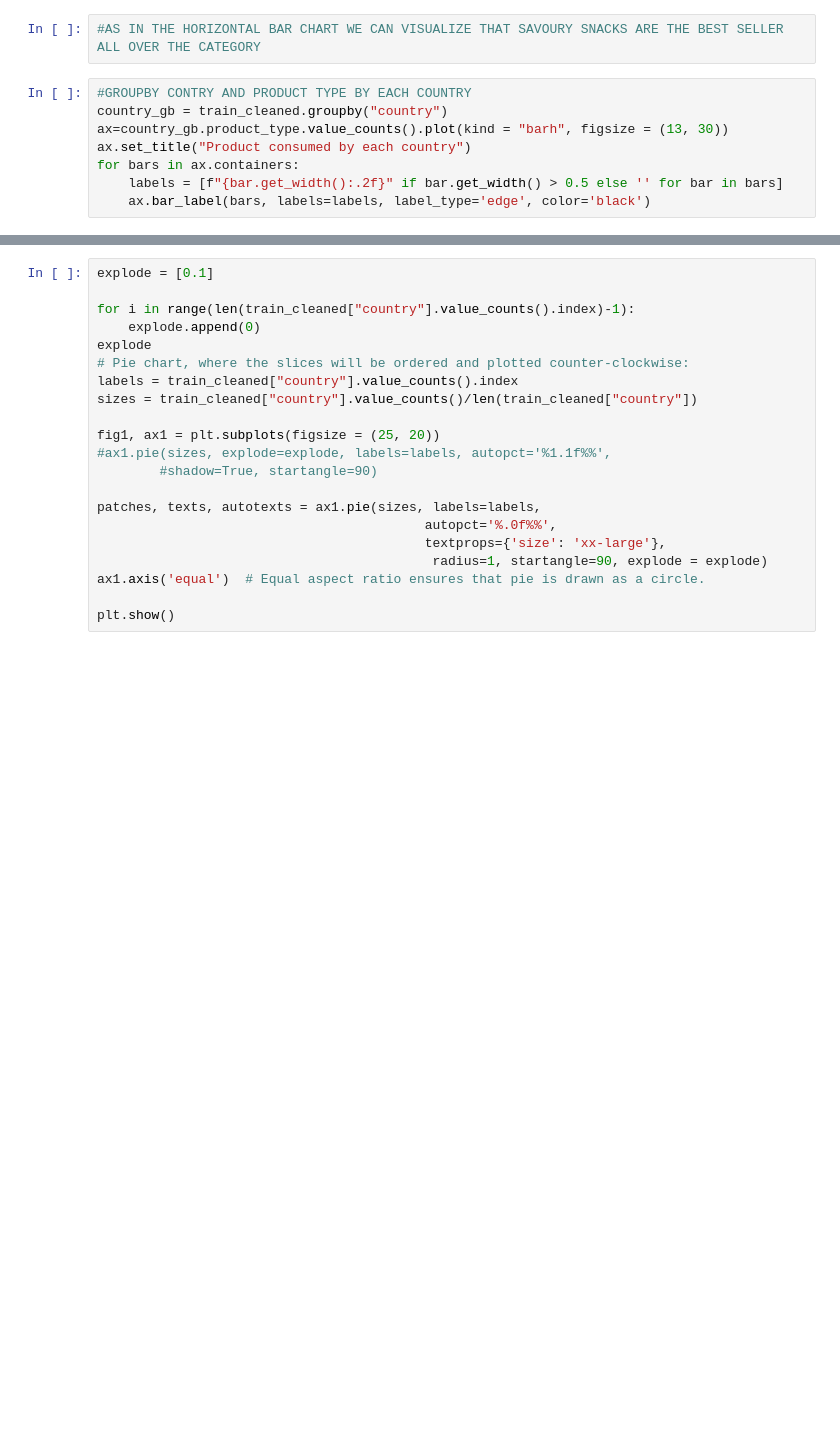
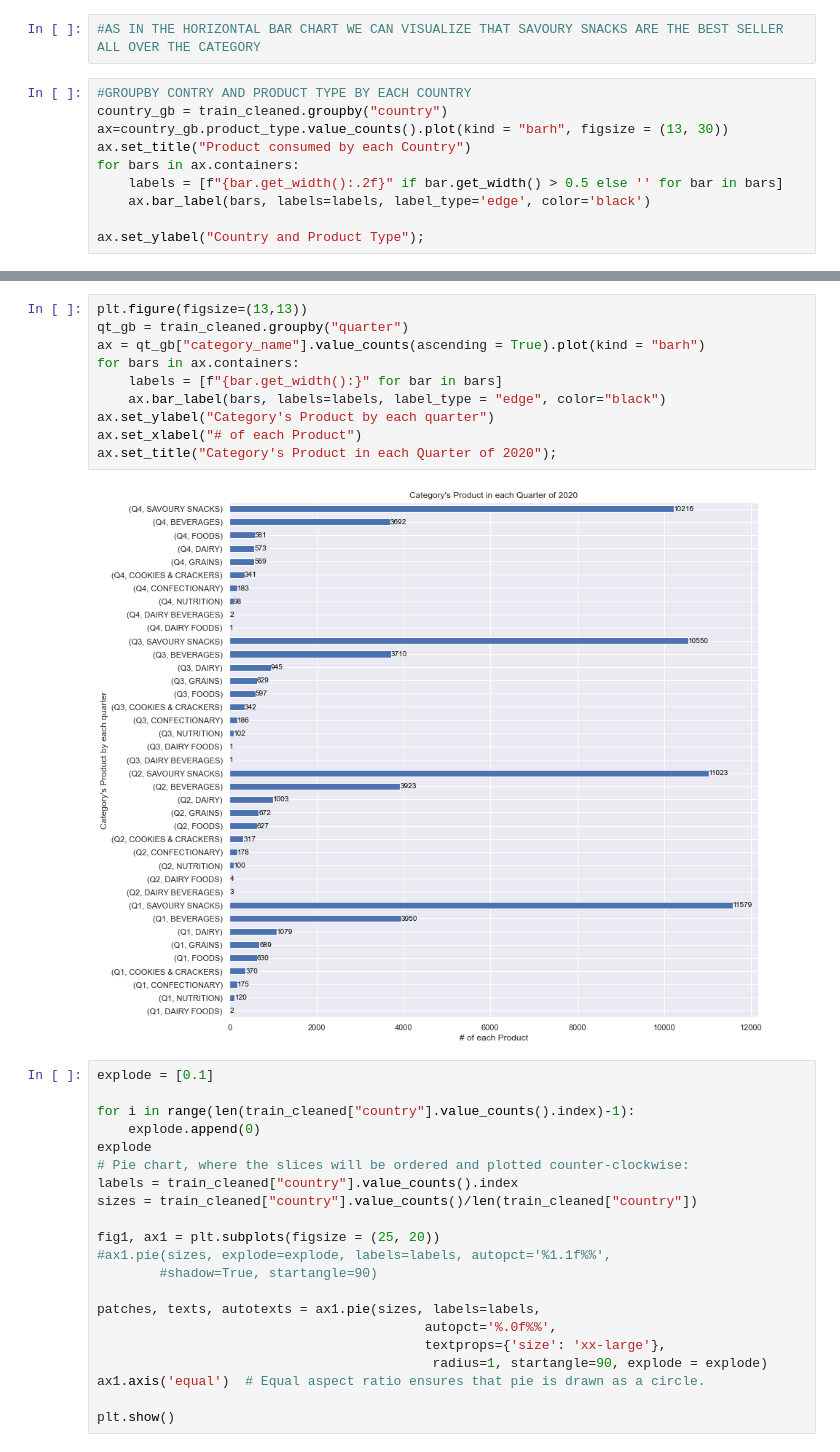
Before and after one commit to hieutrn1205/DS_DA_Project, a Jupyter notebook: PepsiCo_Challenge.ipynb, the cells around one changed output, grey strips where cells are left out. Drawn from its saved outputs; the diff is of its cells as text; blank space fills up the shorter version.

```diff
--- a/PepsiCo_Challenge.ipynb
+++ b/PepsiCo_Challenge.ipynb
@@ -205,8 +234,10 @@ for bars in ax.containers:
 #GROUPBY CONTRY AND PRODUCT TYPE BY EACH COUNTRY
 country_gb = train_cleaned.groupby("country")
 ax=country_gb.product_type.value_counts().plot(kind = "barh", figsize = (13, 30))
-ax.set_title("Product consumed by each country")
+ax.set_title("Product consumed by each Country")
 for bars in ax.containers:
     labels = [f"{bar.get_width():.2f}" if bar.get_width() > 0.5 else '' for bar in bars]
     ax.bar_label(bars, labels=labels, label_type='edge', color='black')
+
+ax.set_ylabel("Country and Product Type");
 # %% [output]
@@ -214,3 +245,15 @@ for bars in ax.containers:
+# %%
+plt.figure(figsize=(13,13))
+qt_gb = train_cleaned.groupby("quarter")
+ax = qt_gb["category_name"].value_counts(ascending = True).plot(kind = "barh")
+for bars in ax.containers:
+    labels = [f"{bar.get_width():}" for bar in bars]
+    ax.bar_label(bars, labels=labels, label_type = "edge", color="black")
+ax.set_ylabel("Category's Product by each quarter")
+ax.set_xlabel("# of each Product")
+ax.set_title("Category's Product in each Quarter of 2020");
+# %% [output]
+[figure, added]
 # %%
 explode = [0.1]
 
```
Also changed, not shown: parts of 22 cells of this notebook, 1 other file.
